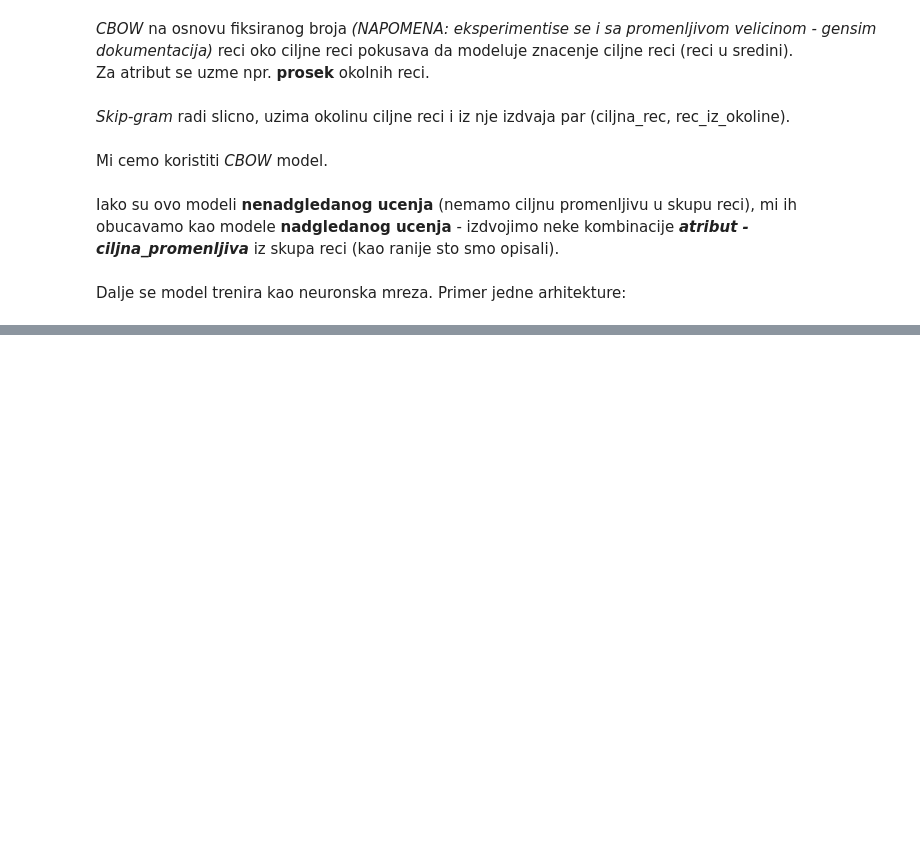
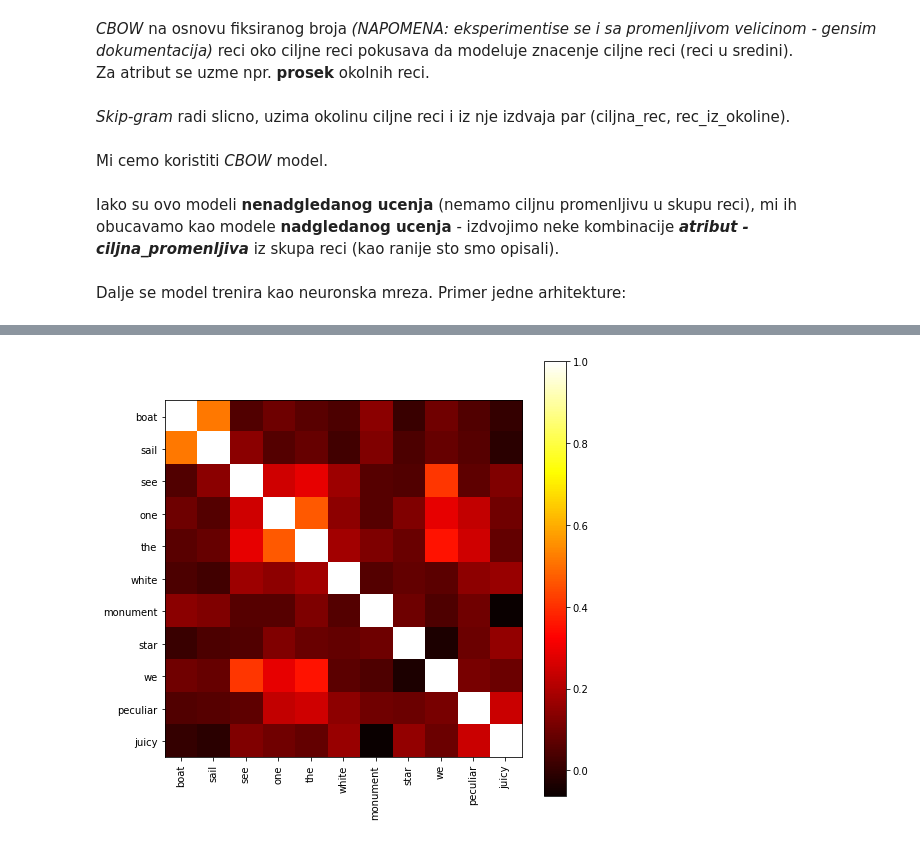
Before and after one commit to vladan17059/ML-relevant-in-text, a Jupyter notebook: 01 - Analiza i preprocesiranje podataka.ipynb, the cells around one changed output, grey strips where cells are left out. Drawn from its saved outputs; the diff is of its cells as text; code cells hidden in the pictures; blank space fills up the shorter version.

```diff
--- a/01 - Analiza i preprocesiranje podataka.ipynb
+++ b/01 - Analiza i preprocesiranje podataka.ipynb
@@ -552,0 +596,4 @@ heatmap_similarities(words2)
+# %%
+heatmap_similarities(words2, google_w2v)
+# %% [output]
+[figure, added]
```
Also changed, not shown: parts of 55 cells of this notebook, 16 other files.
